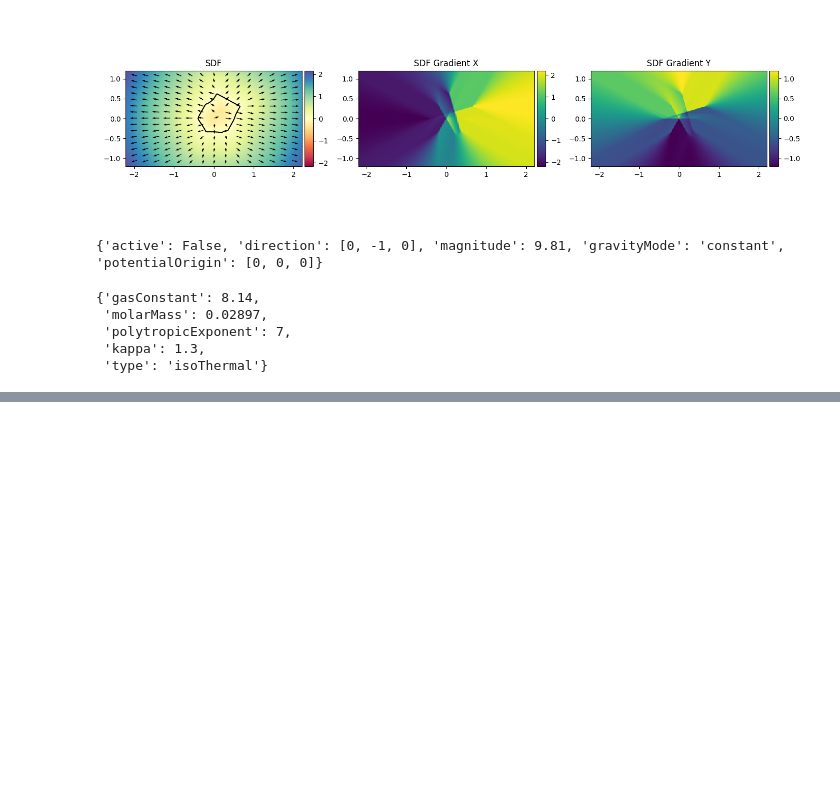
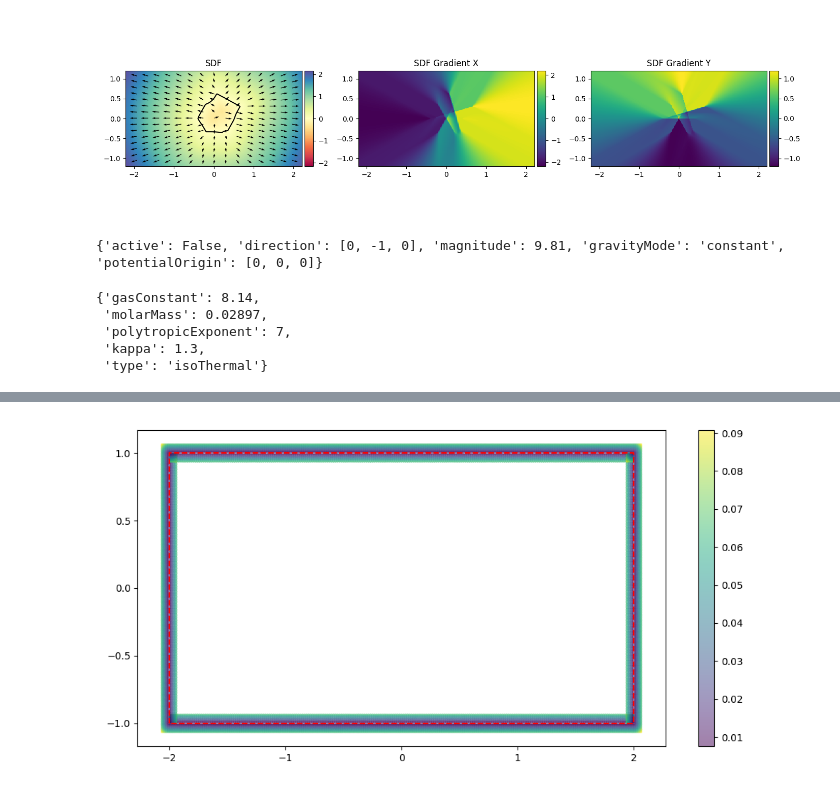
Before and after one commit to wi-re/diffSPH, a Jupyter notebook: partiBench/03_dambreak.ipynb, the cells around one changed output, grey strips where cells are left out. Saved outputs shown, nothing was run; the diff lists cells and outputs as text; code cells hidden in the pictures; blank space fills up the shorter version.

```diff
--- a/partiBench/03_dambreak.ipynb
+++ b/partiBench/03_dambreak.ipynb
@@ -2656,0 +681,29 @@ perennialState['fluid']['numParticles']
+# %%
+fig, axis = plt.subplots(1,1, figsize = (10,5), squeeze = False)
+s = 1
+
+boundaryParticlePositions = perennialState['boundary']['positions']
+ghostParticlePositions = boundaryParticlePositions + 2 * perennialState['boundary']['distances'].view(-1,1) * perennialState['boundary']['normals']
+
+sc = axis[0,0].scatter(
+    boundaryParticlePositions[:,0].detach().cpu().numpy(),
+    boundaryParticlePositions[:,1].detach().cpu().numpy(),
+    c = perennialState['boundary']['distances'].detach().cpu().numpy(),
+    marker = 'o',
+    s = 1,
+    alpha = 0.5)
+sc = axis[0,0].scatter(
+    ghostParticlePositions[:,0].detach().cpu() .numpy(),
+    ghostParticlePositions[:,1].detach().cpu().numpy(),
+    c = perennialState['boundary']['distances'].detach().cpu().numpy(),
+    marker = 'x',
+    s = 1,
+    alpha = 0.5)
+
+fig.colorbar(sc, ax=axis[0,0])
+
+axis[0,0].plot([-2,-2,2,2,-2], [-1,1,1,-1,-1], c = 'red', ls = '--')
+
+fig.tight_layout()
+# %% [output]
+[figure, added]
```
Also changed, not shown: parts of 158 cells of this notebook, 11 other files.
